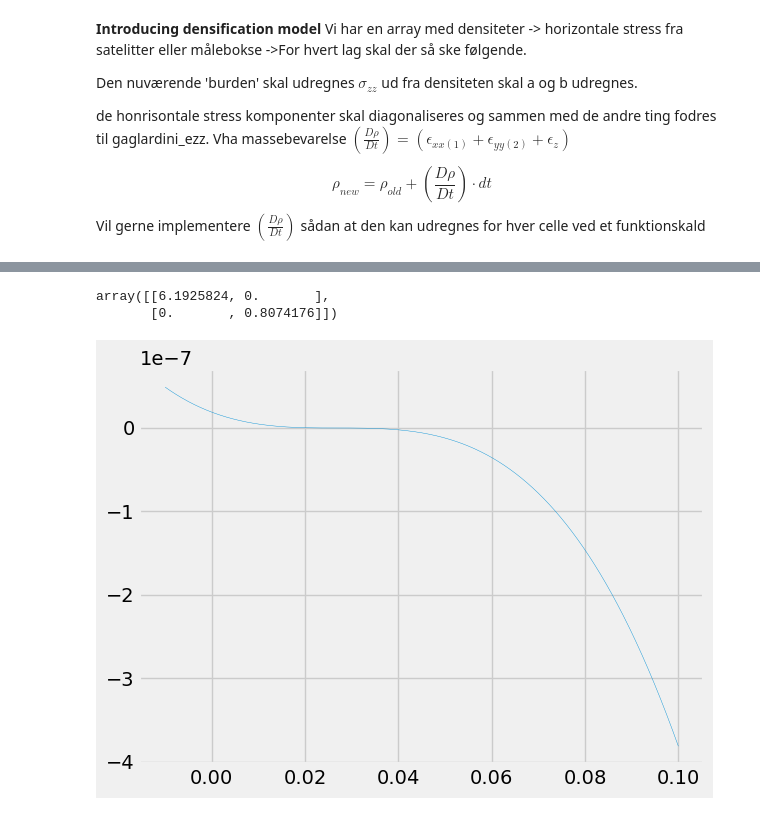
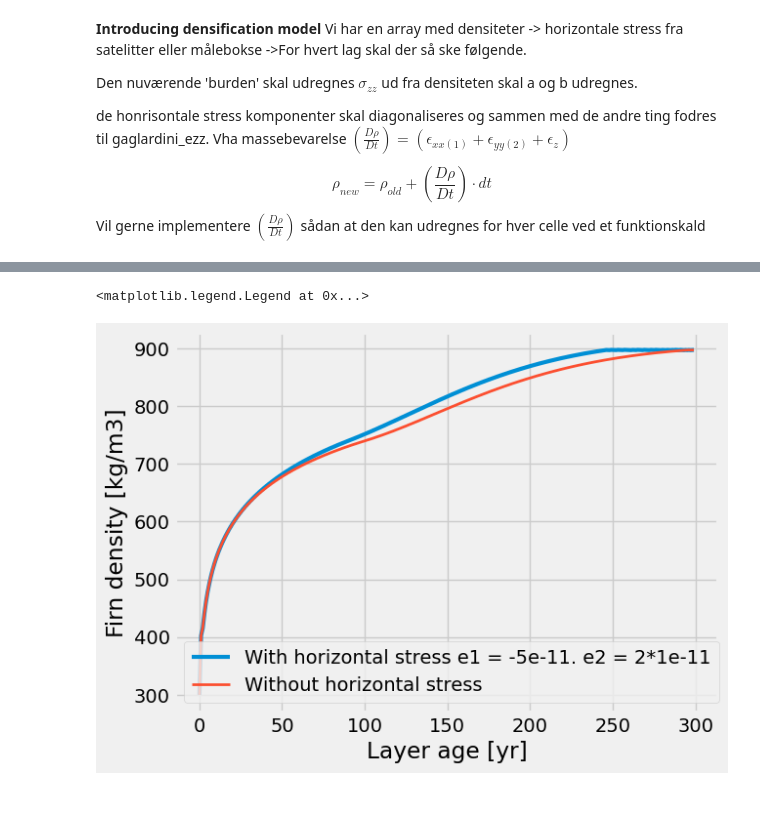
Before and after one commit to NikolajMunkKjaersgaard/Compressible-Fern-Model, a Jupyter notebook: Puk Fern /Inital.ipynb, the cells around one changed output, grey strips where cells are left out. Cells and saved outputs as stored; diff of their text form; code cells hidden in the pictures.

```diff
--- a/Puk Fern /Inital.ipynb
+++ b/Puk Fern /Inital.ipynb
@@ -135,6 +140,7 @@ def a_fun(rho):
 
 def b_fun(rho):  # note the factor 3 difference between zwinger and JL
     r = rho / rhois
+    assert r>0, f'rho{rho}'
     b1 = np.exp(15.09371 - 20.46489 * r)
     b2 = 0.75 * ( ((1 - r) ** (1 / 3)) / (3 * (1 - (1 - r) ** (1 / 3) ) ) ) ** (
         1.5
@@ -342,38 +221,0 @@ plt.legend()
-# %%
-A = np.array([[5,5], [1,2]])
-B = np.diag(np.linalg.eig(A)[0])
-
-Diagonalize(A)
-# %% [output]
-array([[6.1925824, 0.       ],
-       [0.       , 0.8074176]])
-# %%
-def Modified_gagliardini_ezz(sigma_zz, a, b, A, e1=0, e2=0):
-    # assuming e1=0 and e2=0
-    # assuming n=3 (and no additional linear term in the rheology!)
-    if b == 0:
-        return -e1 - e2
-    r = r_fun(a, b)
-    p = (e1 + e2) / (3 * a) - 3 * (e1 + e2) / (2 * b)
-    Asig3 = A * sigma_zz**3
-    k0 = (
-        Asig3 * ((e1**2 + e2**2 - e1 * e2) / (3 * a) + 3 * (e1 + e2) ** 2 / (4 * b))
-        + p**3
-    )
-    k1 = -p * Asig3 - 3 * p**2 * r
-    k2 = 0.5 * r * Asig3 + 3 * p * r**2
-    k3 = -(r**3)
-    # print(f'k3- {k3}, k2-{k2}, k1-{k1}, k0-{k0}')
-    return k3,k2,k1,k0
-ks = Modified_gagliardini_ezz(sigma_zz=-91700, a = a_fun(500), b = b_fun(500), e1=-5e-2, e2=2e-2, A = A_fun(273-30))
-x = np.linspace(-0.01, 0.1, 1000)
-
-def cubic_eq(x,a,b,c,d):
-
-    return a*x**3 +b*x**2 + c*x + d
-y = cubic_eq(x,ks[0], ks[1], ks[2], ks[3])
-fig, ax = plt.subplots()
-ax.plot(x, y, linewidth = 0.3)
-plt.tight_layout()
-# %% [output]
-[figure, removed]
@@ -379,0 +269,12 @@ plt.tight_layout()
+# %%
+Years = np.arange(0, steps)
+plt.style.use('fivethirtyeight')
+plt.plot(Years, Ara1[::-1, 0], linewidth=3, label='With horizontal stress e1 = -5e-11. e2 = 2*1e-11')
+plt.plot(Years, Ara2[::-1,0], linewidth=2, label='Without horizontal stress')
+
+plt.xlabel('Layer age [yr]')
+plt.ylabel('Firn density [kg/m3]')
+plt.legend()
+# %% [output]
+<matplotlib.legend.Legend at 0x...>
+[figure, added]
```
Also changed, not shown: parts of 16 cells of this notebook, 1 other file.
